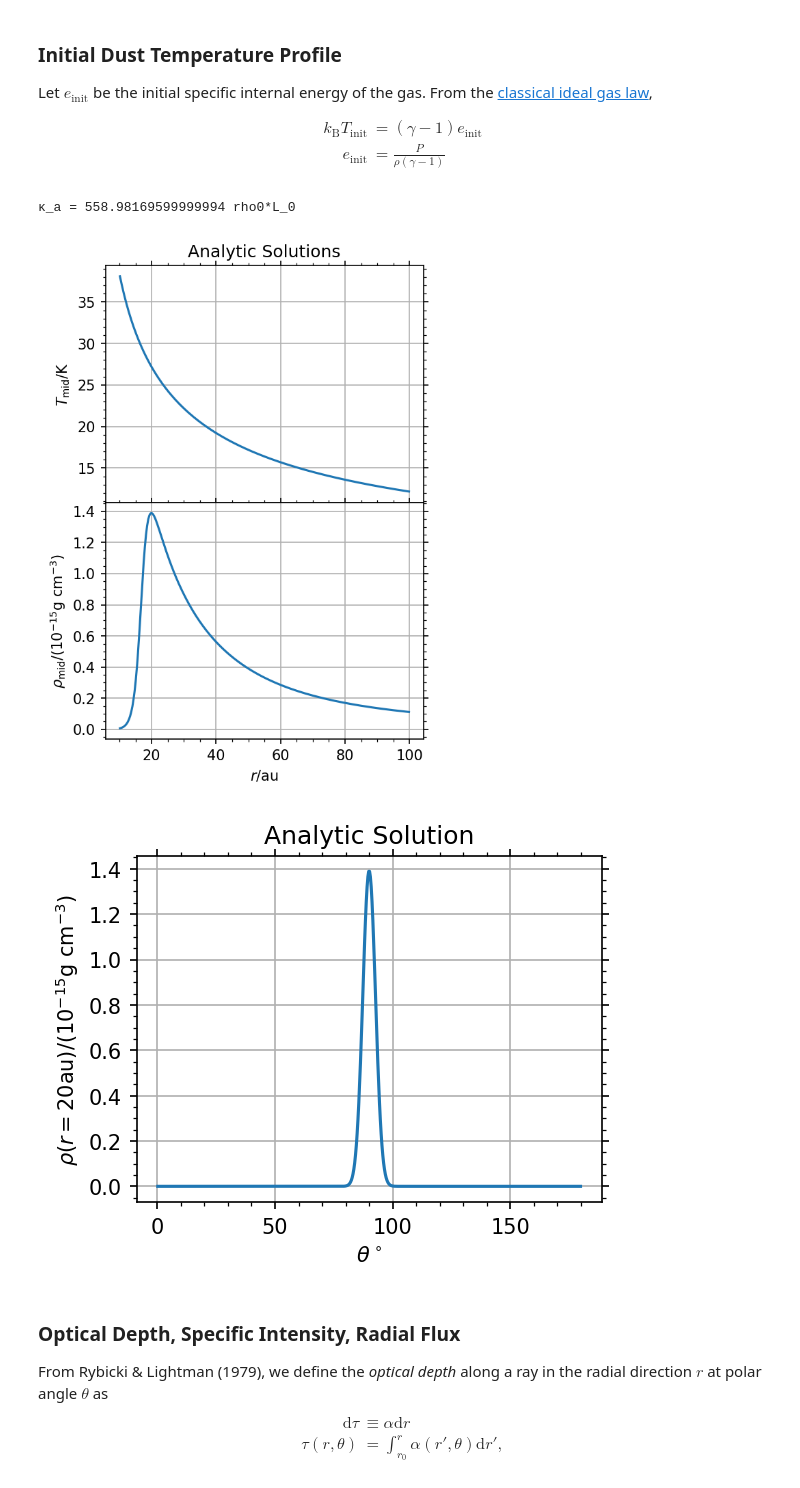
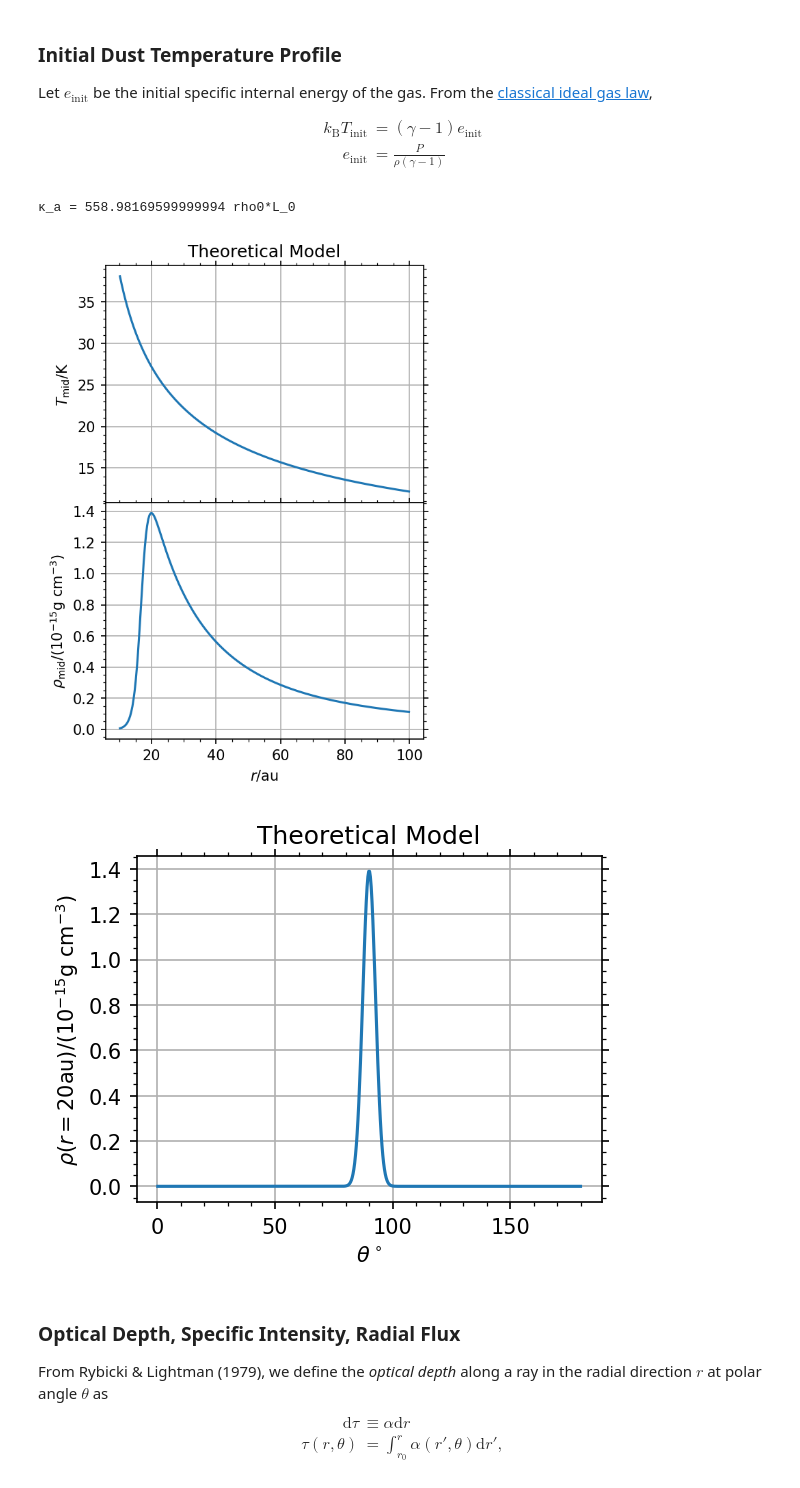
Before and after one commit to sabaronett/rad-hydro, a Jupyter notebook: athena/dev/const_opac/ConstantOpacity_Athena++.ipynb, the cells around one changed output. Saved outputs shown, nothing was run; the diff lists cells and outputs as text; code cells hidden in the pictures.

```diff
--- a/athena/dev/const_opac/ConstantOpacity_Athena++.ipynb
+++ b/athena/dev/const_opac/ConstantOpacity_Athena++.ipynb
@@ -207,29 +221,29 @@ for ax in axs:
   ax.minorticks_on()
   ax.tick_params(axis='both', which='both', top=True, right=True)
 
-axs[0].set(title='Analytic Solutions', ylabel=r'$T_\mathrm{mid}$/K')
+axs[0].set(title='Theoretical Model', ylabel=r'$T_\mathrm{mid}$/K')
 axs[1].set(xlabel='$r$/au',
            ylabel=r'$\rho_\mathrm{mid}$/($10^{-15}$g cm$^{-3}$)')
 plt.subplots_adjust(hspace=0)
 # plt.savefig('figs/frame.jpg', bbox_inches='tight')
 # %% [output]
 κ_a = 558.98169599999994 rho0*L_0
-[figure, old version]
+[figure, new version]
 # %%
 # Plot
 fig, ax = plt.subplots(figsize=(4, 3), dpi=150)
 dx1 = (x1max - x1min)/nx1
 ax.plot(x2v*rad2deg, rho_field[:, int(10/L_au/dx1)]*density_unit/1e-15)
 
 # Format (sub)plots
 ax.grid()
 ax.minorticks_on()
-ax.set(title='Analytic Solution', xlabel=r'$\theta^\circ$',
+ax.set(title='Theoretical Model', xlabel=r'$\theta^\circ$',
        ylabel=r'$\rho(r=20$au)/($10^{-15}$g cm$^{-3}$)')
 ax.tick_params(axis='both', which='both', top=True, right=True)
 # plt.savefig('figs/frame.jpg', bbox_inches='tight')
 # %% [output]
-[figure, old version]
+[figure, new version]
 # %% [markdown]
 ### Optical Depth, Specific Intensity, Radial Flux
 
```
Also changed, not shown: parts of 16 cells of this notebook.
